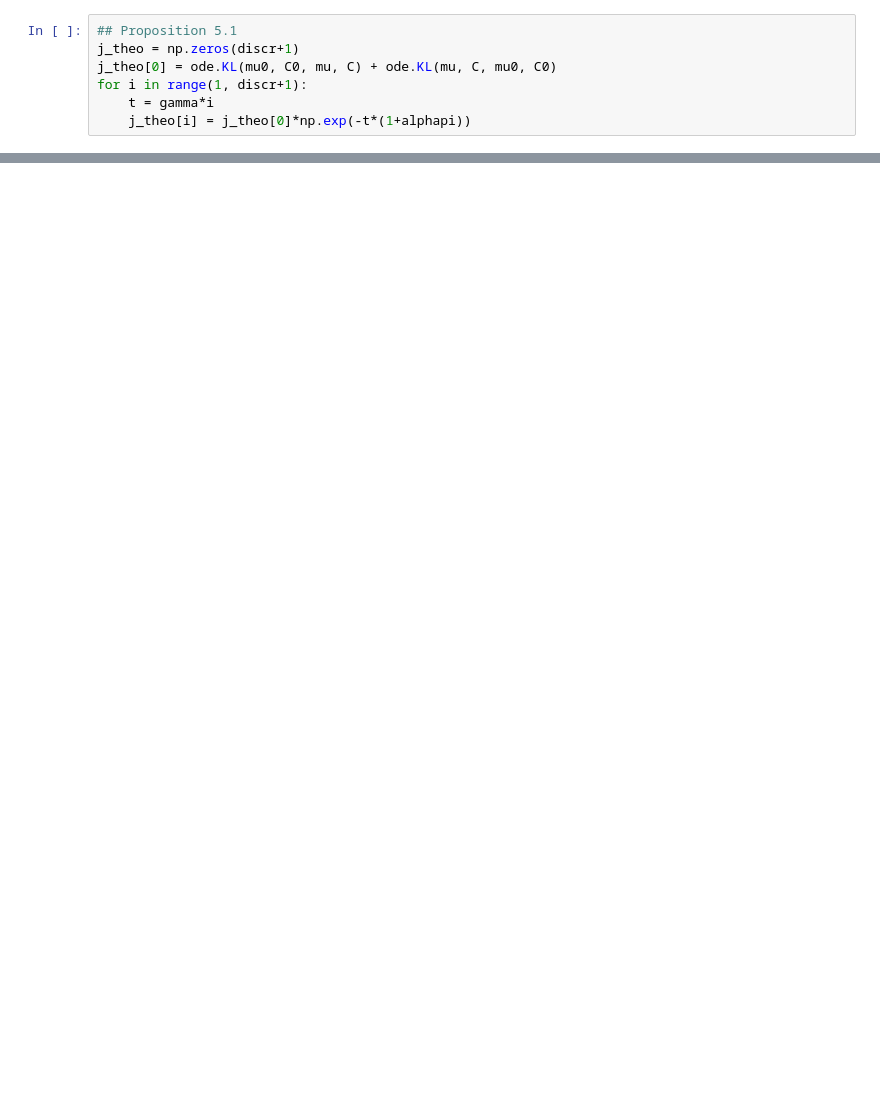
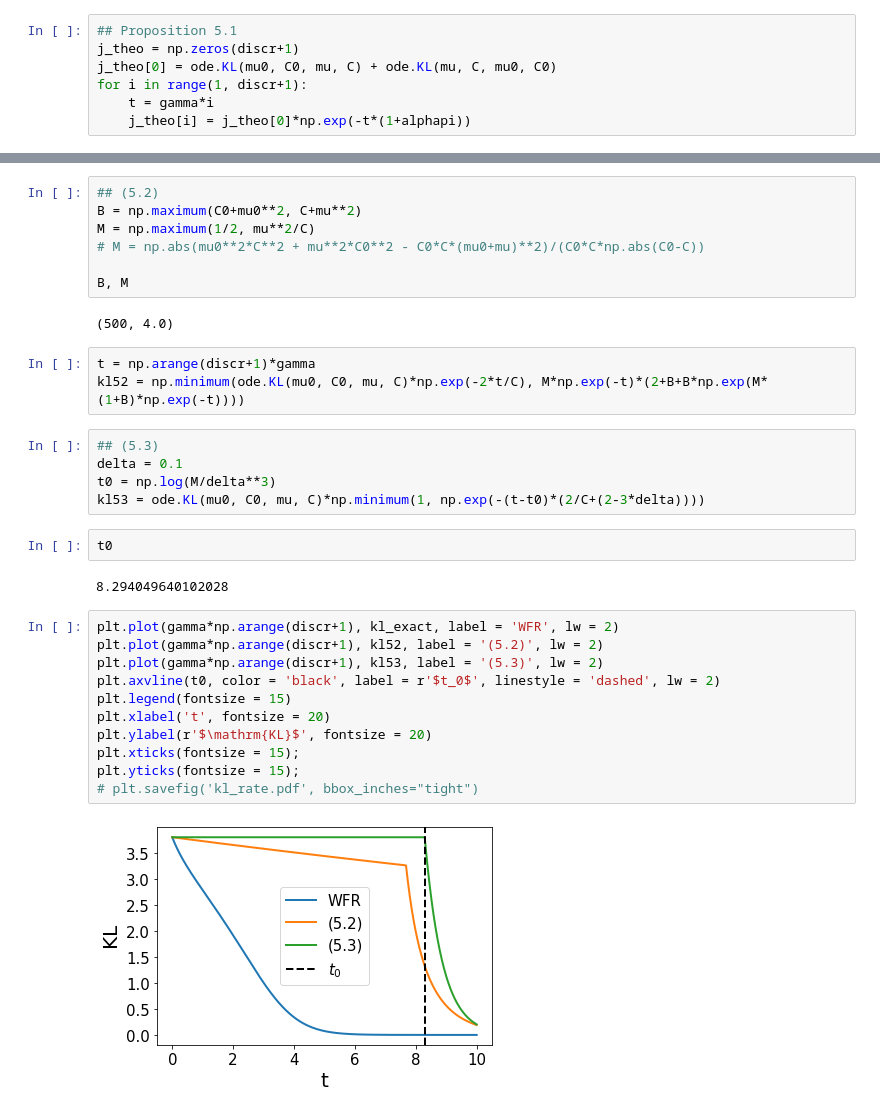
Before and after one commit to FrancescaCrucinio/SMC-WFR, a Jupyter notebook: LogConcavity&SymmetrisedKL.ipynb, the cells around one changed output, grey strips where cells are left out. Drawn from its saved outputs; the diff is of its cells as text; blank space fills up the shorter version.

```diff
--- a/LogConcavity&SymmetrisedKL.ipynb
+++ b/LogConcavity&SymmetrisedKL.ipynb
@@ -103,0 +141,34 @@ plt.yticks(fontsize = 15);
+# %%
+## (5.2)
+B = np.maximum(C0+mu0**2, C+mu**2)
+M = np.maximum(1/2, mu**2/C)
+# M = np.abs(mu0**2*C**2 + mu**2*C0**2 - C0*C*(mu0+mu)**2)/(C0*C*np.abs(C0-C))
+
+B, M
+# %% [output]
+(500, 4.0)
+# %%
+t = np.arange(discr+1)*gamma
+kl52 = np.minimum(ode.KL(mu0, C0, mu, C)*np.exp(-2*t/C), M*np.exp(-t)*(2+B+B*np.exp(M*(1+B)*np.exp(-t))))
+# %%
+## (5.3)
+delta = 0.1
+t0 = np.log(M/delta**3)
+kl53 = ode.KL(mu0, C0, mu, C)*np.minimum(1, np.exp(-(t-t0)*(2/C+(2-3*delta))))
+# %%
+t0
+# %% [output]
+8.294049640102028
+# %%
+plt.plot(gamma*np.arange(discr+1), kl_exact, label = 'WFR', lw = 2)
+plt.plot(gamma*np.arange(discr+1), kl52, label = '(5.2)', lw = 2)
+plt.plot(gamma*np.arange(discr+1), kl53, label = '(5.3)', lw = 2)
+plt.axvline(t0, color = 'black', label = r'$t_0$', linestyle = 'dashed', lw = 2)
+plt.legend(fontsize = 15)
+plt.xlabel('t', fontsize = 20)
+plt.ylabel(r'$\mathrm{KL}$', fontsize = 20)
+plt.xticks(fontsize = 15);
+plt.yticks(fontsize = 15);
+# plt.savefig('kl_rate.pdf', bbox_inches="tight")
+# %% [output]
+[figure, added]
```
Also changed, not shown: parts of 7 cells of this notebook.
